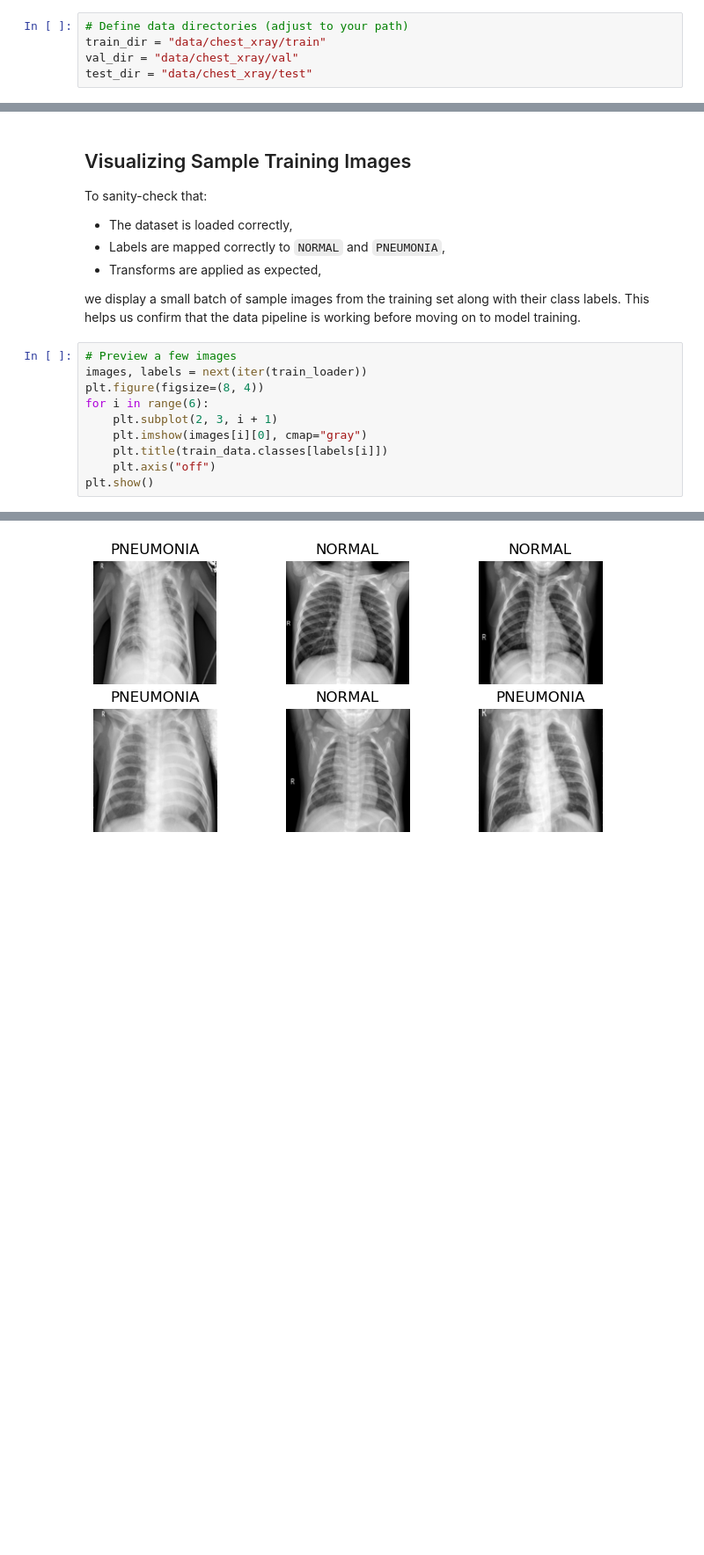
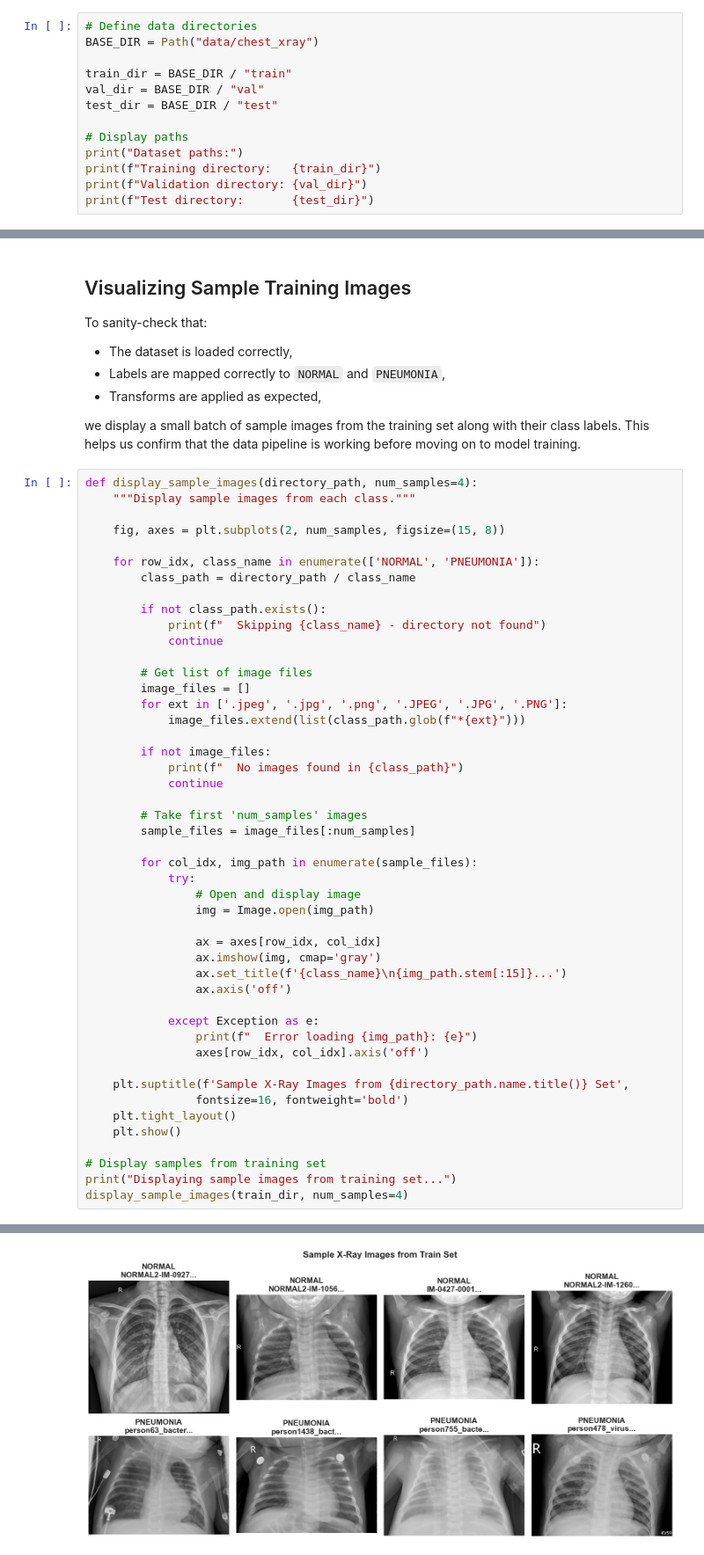
Before and after one commit to JennicaANK/CNN-Pneumonia-detector, a Jupyter notebook: data_preprocessing.ipynb, the cells around one changed output, grey strips where cells are left out. Shown at 88% size. Drawn from its saved outputs; the diff is of its cells as text; blank space fills up the shorter version.

Commit message:
Update preprocessing and training notebooks

```diff
--- a/data_preprocessing.ipynb
+++ b/data_preprocessing.ipynb
@@ -53,7 +80,15 @@ data/
       NORMAL/
       PNEUMONIA/
 # %%
-# Define data directories (adjust to your path)
-train_dir = "data/chest_xray/train"
-val_dir = "data/chest_xray/val"
-test_dir = "data/chest_xray/test"
+# Define data directories
+BASE_DIR = Path("data/chest_xray")
+
+train_dir = BASE_DIR / "train"
+val_dir = BASE_DIR / "val"
+test_dir = BASE_DIR / "test"
+
+# Display paths
+print("Dataset paths:")
+print(f"Training directory:   {train_dir}")
+print(f"Validation directory: {val_dir}")
+print(f"Test directory:       {test_dir}")
@@ -105,13 +224,50 @@ To sanity-check that:
 we display a small batch of sample images from the training set along with their class labels.
 This helps us confirm that the data pipeline is working before moving on to model training.
 # %%
-# Preview a few images
-images, labels = next(iter(train_loader))
-plt.figure(figsize=(8, 4))
-for i in range(6):
-    plt.subplot(2, 3, i + 1)
-    plt.imshow(images[i][0], cmap="gray")
-    plt.title(train_data.classes[labels[i]])
-    plt.axis("off")
-plt.show()
+def display_sample_images(directory_path, num_samples=4):
+    """Display sample images from each class."""
+
+    fig, axes = plt.subplots(2, num_samples, figsize=(15, 8))
+
+    for row_idx, class_name in enumerate(['NORMAL', 'PNEUMONIA']):
+        class_path = directory_path / class_name
+
+        if not class_path.exists():
+            print(f"  Skipping {class_name} - directory not found")
+            continue
+
+        # Get list of image files
+        image_files = []
+        for ext in ['.jpeg', '.jpg', '.png', '.JPEG', '.JPG', '.PNG']:
+            image_files.extend(list(class_path.glob(f"*{ext}")))
+
+        if not image_files:
+            print(f"  No images found in {class_path}")
+            continue
+
+        # Take first 'num_samples' images
+        sample_files = image_files[:num_samples]
+
+        for col_idx, img_path in enumerate(sample_files):
+            try:
+                # Open and display image
+                img = Image.open(img_path)
+
+                ax = axes[row_idx, col_idx]
+                ax.imshow(img, cmap='gray')
+                ax.set_title(f'{class_name}\n{img_path.stem[:15]}...')
+                ax.axis('off')
+
+            except Exception as e:
+                print(f"  Error loading {img_path}: {e}")
+                axes[row_idx, col_idx].axis('off')
+
+    plt.suptitle(f'Sample X-Ray Images from {directory_path.name.title()} Set',
+                fontsize=16, fontweight='bold')
+    plt.tight_layout()
+    plt.show()
+
+# Display samples from training set
+print("Displaying sample images from training set...")
+display_sample_images(train_dir, num_samples=4)
 # %% [output]
@@ -118 +275 @@ plt.show()
-[figure, old version]
+[figure, new version]
```
Also changed, not shown: parts of 32 cells of this notebook, 1 other file.
